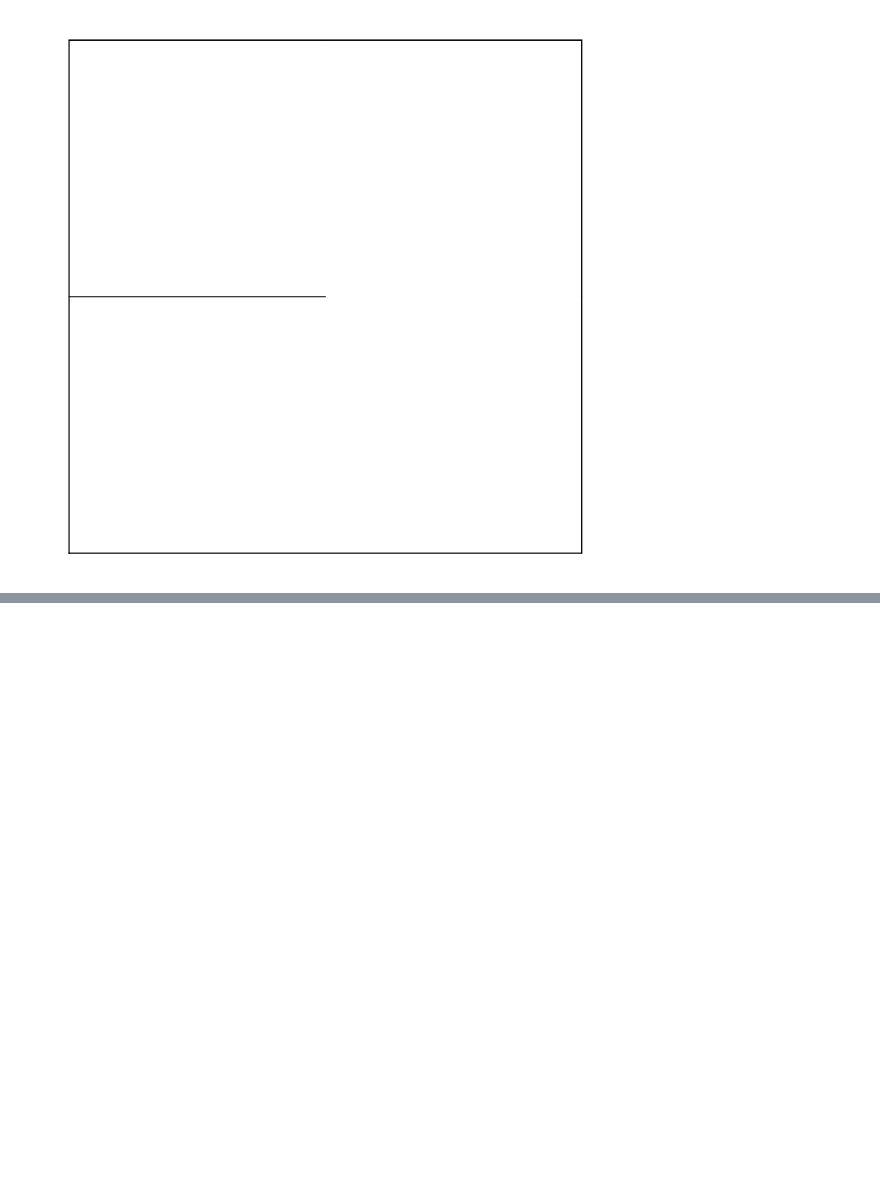
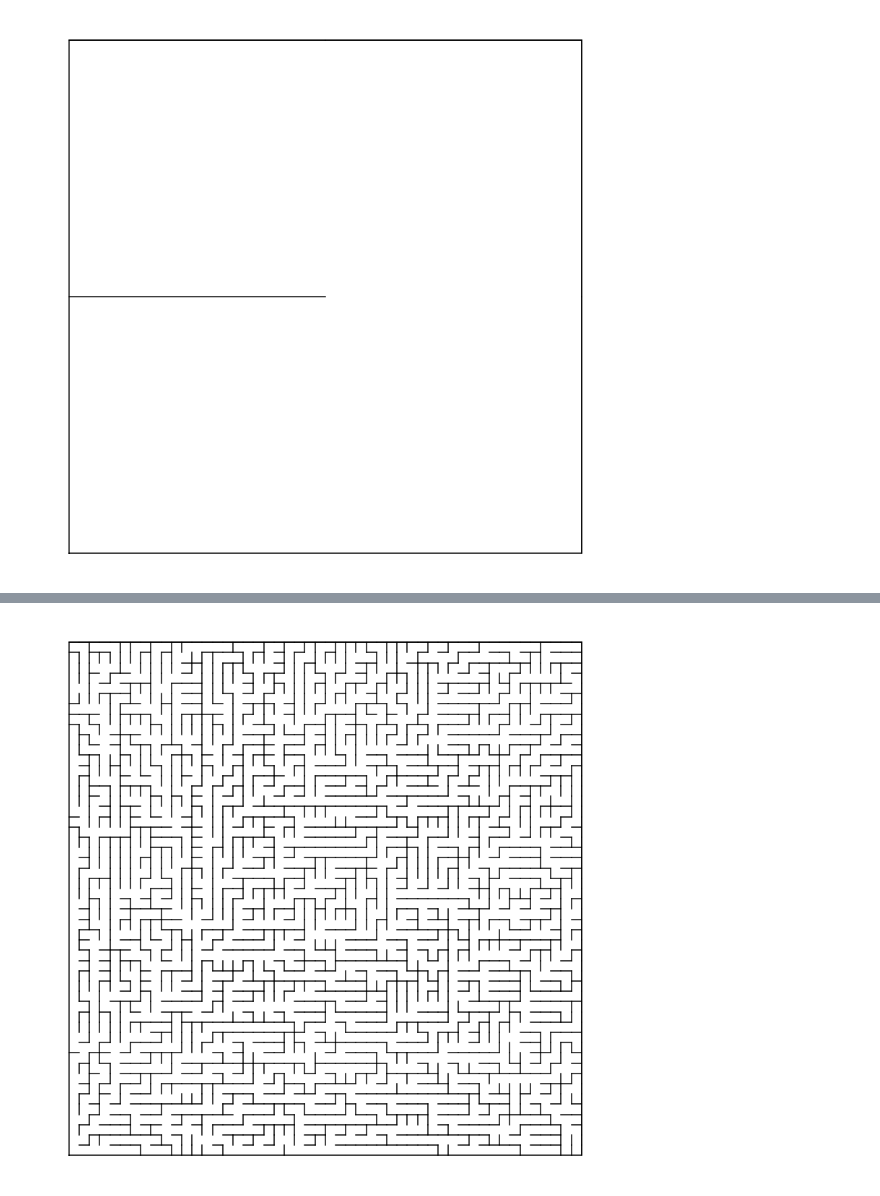
Before and after one commit to athaleuba/tp-debutants-maze, a Jupyter notebook: mazes.ipynb, the cells around one changed output, grey strips where cells are left out. Cells and saved outputs as stored; diff of their text form; code cells hidden in the pictures; blank space fills up the shorter version.

```diff
--- a/mazes.ipynb
+++ b/mazes.ipynb
@@ -57,0 +79,44 @@ def reachable_set(maze, origin):
+# %%
+from random import choice
+
+def crea_maze(width, height, starting_point = (0, 0)):
+    vertices = set(product(range(width), range(height)))
+    edges = set()
+
+    dirs = [(0, 1), (0, -1), (1, 0), (-1, 0)]
+
+    to_visit = {starting_point}
+    visited = set()
+    while len(to_visit)>0:
+        current = choice(list(to_visit))
+        vecinos = {(current[0] + dir[0], current[1] + dir[1]) for dir in dirs}.intersection(vertices)
+        candidates = vecinos - visited - to_visit
+
+        if len(candidates) > 0:
+            new = choice(list(candidates))
+            edges.add((current ,new))
+            edges.add((new, current))
+            to_visit.add(new)
+
+
+        if len(candidates) <= 1:
+            visited.add(current)
+            to_visit.remove(current)
+
+
+
+
+
+
+    weights = {edge : 1 for edge in edges}
+    return vertices, edges, weights
+
+
+display_maze(crea_maze(50, 50))
+
+
+
+def reachable_set(maze, origin):
+    reachable = set()
+# %% [output]
+[figure, added]
```
Also changed, not shown: parts of 1 cell of this notebook.
